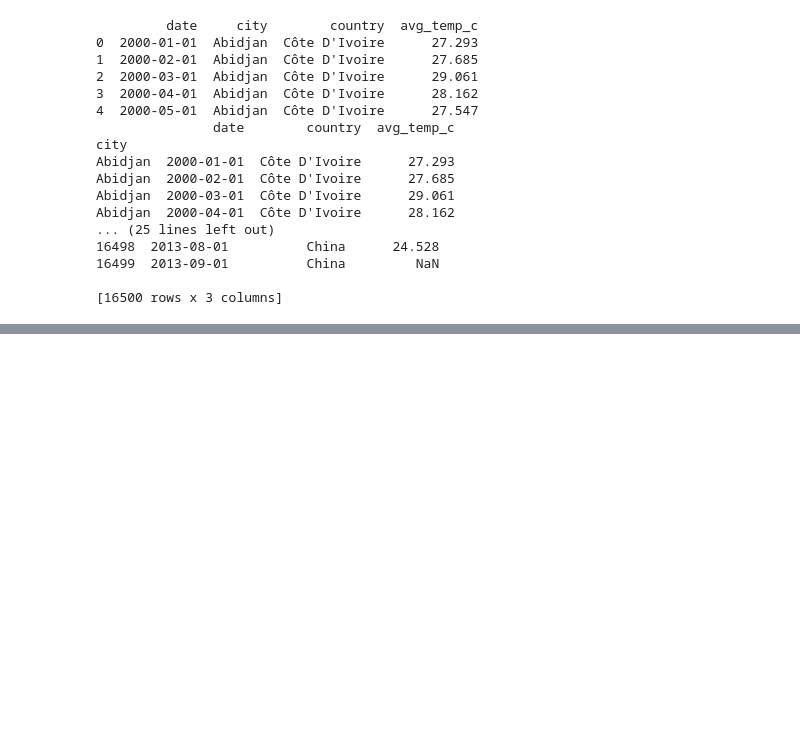
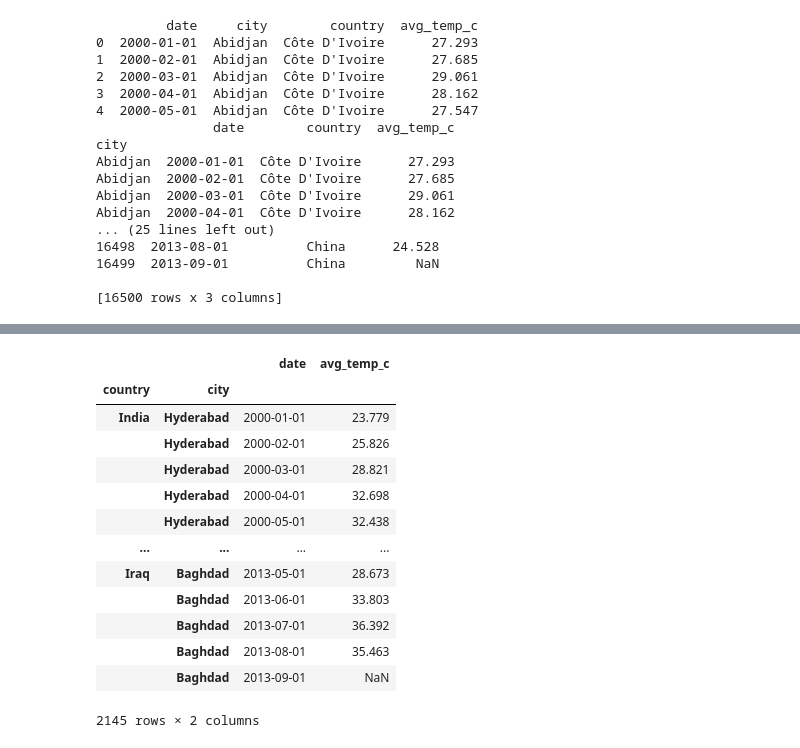
Before and after one commit to xGp35/DC_tutorials, a Jupyter notebook: Dataframes_pandas/temperatures.ipynb, the cells around one changed output, grey strips where cells are left out. Saved outputs shown, nothing was run; the diff lists cells and outputs as text; code cells hidden in the pictures; blank space fills up the shorter version.

```diff
--- a/Dataframes_pandas/temperatures.ipynb
+++ b/Dataframes_pandas/temperatures.ipynb
@@ -42,0 +159,12 @@ perl fixer.pl try.mp4 kazam_3rk17uad.movie.mux recovered
+# %%
+# Sort the index of temperatures_ind
+temperatures_srt = temperatures_ind.sort_index()
+
+# Subset rows from Pakistan to Russia
+print(temperatures_srt.loc['Pakistan':'Russia'])
+
+# Try to subset rows from Lahore to Moscow
+print(temperatures_srt.loc['Lahore':'Moscow'])
+
+# Subset rows from Pakistan, Lahore to Russia, Moscow
+print(temperatures_srt.loc[('Pakistan','Lahore'):('Russia','Moscow')])
@@ -42,0 +189,18 @@ perl fixer.pl try.mp4 kazam_3rk17uad.movie.mux recovered
+# %%
+# Subset rows from India, Hyderabad to Iraq, Baghdad
+temperatures_srt.loc[('India','Hyderabad'):('Iraq','Baghdad')]
+# %% [output]
+|  |  | date | avg_temp_c |
+| country | city |  |  |
+| India | Hyderabad | 2000-01-01 | 23.779 |
+|  | Hyderabad | 2000-02-01 | 25.826 |
+|  | Hyderabad | 2000-03-01 | 28.821 |
+|  | Hyderabad | 2000-04-01 | 32.698 |
+|  | Hyderabad | 2000-05-01 | 32.438 |
+| ... | ... | ... | ... |
+| Iraq | Baghdad | 2013-05-01 | 28.673 |
+|  | Baghdad | 2013-06-01 | 33.803 |
+|  | Baghdad | 2013-07-01 | 36.392 |
+|  | Baghdad | 2013-08-01 | 35.463 |
+|  | Baghdad | 2013-09-01 | NaN |
+2145 rows × 2 columns
```
Also changed, not shown: parts of 18 cells of this notebook.
